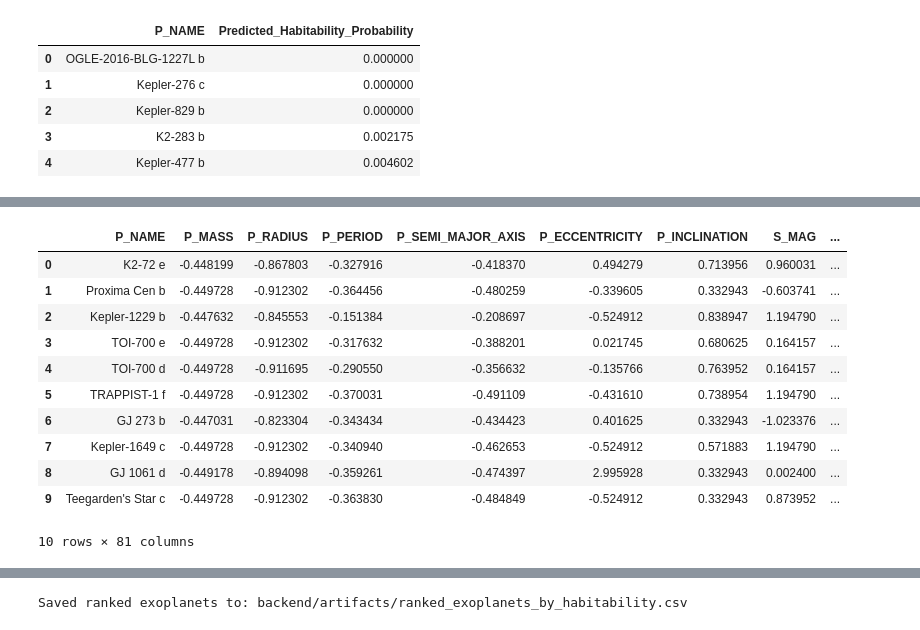
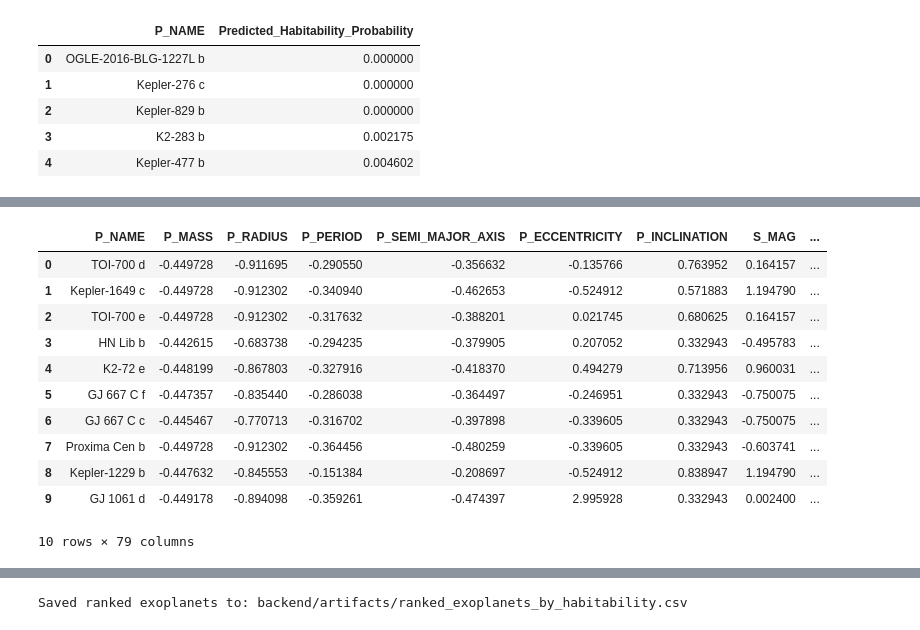
Before and after one commit to varshini-nandula/exohabitai, a Jupyter notebook: exoplanets.ipynb, the cells around one changed output, grey strips where cells are left out. Saved outputs shown, nothing was run; the diff lists cells and outputs as text; code cells hidden in the pictures.

```diff
--- a/exoplanets.ipynb
+++ b/exoplanets.ipynb
@@ -1090,25 +1090,3 @@ processed_df[["P_NAME", "Predicted_Habitability_Probability"]].head()
 | 2 | Kepler-829 b | 0.000000 |
 | 3 | K2-283 b | 0.002175 |
 | 4 | Kepler-477 b | 0.004602 |
-# %%
-# Confidence Score using Random Forest uncertainty
-
-# Convert X to NumPy array (removes feature-name mismatch warning)
-X_array = X.values
-
-# Each tree gives a probability → measure disagreement
-tree_probabilities = np.array([
-    tree.predict_proba(X_array)[:, 1]
-    for tree in best_habitability_model.estimators_
-])
-
-# Standard deviation across trees = uncertainty
-prediction_uncertainty = tree_probabilities.std(axis=0)
-
-# Convert uncertainty → confidence score (0 to 1)
-processed_df["Prediction_Confidence"] = 1 - MinMaxScaler().fit_transform(
-    prediction_uncertainty.reshape(-1, 1)
-)
-
-# Inspect confidence values
-processed_df[["P_NAME", "Prediction_Confidence"]].head()
@@ -1122,13 +1092,0 @@ processed_df[["P_NAME", "Prediction_Confidence"]].head()
-# %%
-# Final Habitability Ranking Score
-# Combines ML + physics + stellar + confidence
-
-processed_df["Final_Habitability_Rank_Score"] = (
-    0.50 * processed_df["Predicted_Habitability_Probability"] +
-    0.20 * exoplanet_df["Habitability_Score_Index"] +
-    0.15 * exoplanet_df["Stellar_Compatibility_Index"] +
-    0.15 * processed_df["Prediction_Confidence"]
-)
-
-# Check distribution
-processed_df["Final_Habitability_Rank_Score"].describe()
@@ -1145,28 +1093,28 @@ Name: Final_Habitability_Rank_Score, dtype: float64
 # %%
 # Rank exoplanets based on final score
 ranked_exoplanets = (
     processed_df
-    .sort_values(by="Final_Habitability_Rank_Score", ascending=False)
+    .sort_values(by="Predicted_Habitability_Probability", ascending=False)
     .reset_index(drop=True)
 )
 
 # Add rank column
 ranked_exoplanets["Habitability_Rank"] = ranked_exoplanets.index + 1
 
 ranked_exoplanets.head(10)
 # %% [output]
 |  | P_NAME | P_MASS | P_RADIUS | P_PERIOD | P_SEMI_MAJOR_AXIS | P_ECCENTRICITY | P_INCLINATION | S_MAG | ... |
-| 0 | K2-72 e | -0.448199 | -0.867803 | -0.327916 | -0.418370 | 0.494279 | 0.713956 | 0.960031 | ... |
-| 1 | Proxima Cen b | -0.449728 | -0.912302 | -0.364456 | -0.480259 | -0.339605 | 0.332943 | -0.603741 | ... |
-| 2 | Kepler-1229 b | -0.447632 | -0.845553 | -0.151384 | -0.208697 | -0.524912 | 0.838947 | 1.194790 | ... |
-| 3 | TOI-700 e | -0.449728 | -0.912302 | -0.317632 | -0.388201 | 0.021745 | 0.680625 | 0.164157 | ... |
-| 4 | TOI-700 d | -0.449728 | -0.911695 | -0.290550 | -0.356632 | -0.135766 | 0.763952 | 0.164157 | ... |
-| 5 | TRAPPIST-1 f | -0.449728 | -0.912302 | -0.370031 | -0.491109 | -0.431610 | 0.738954 | 1.194790 | ... |
-| 6 | GJ 273 b | -0.447031 | -0.823304 | -0.343434 | -0.434423 | 0.401625 | 0.332943 | -1.023376 | ... |
-| 7 | Kepler-1649 c | -0.449728 | -0.912302 | -0.340940 | -0.462653 | -0.524912 | 0.571883 | 1.194790 | ... |
-| 8 | GJ 1061 d | -0.449178 | -0.894098 | -0.359261 | -0.474397 | 2.995928 | 0.332943 | 0.002400 | ... |
-| 9 | Teegarden's Star c | -0.449728 | -0.912302 | -0.363830 | -0.484849 | -0.524912 | 0.332943 | 0.873952 | ... |
+| 0 | TOI-700 d | -0.449728 | -0.911695 | -0.290550 | -0.356632 | -0.135766 | 0.763952 | 0.164157 | ... |
+| 1 | Kepler-1649 c | -0.449728 | -0.912302 | -0.340940 | -0.462653 | -0.524912 | 0.571883 | 1.194790 | ... |
+| 2 | TOI-700 e | -0.449728 | -0.912302 | -0.317632 | -0.388201 | 0.021745 | 0.680625 | 0.164157 | ... |
+| 3 | HN Lib b | -0.442615 | -0.683738 | -0.294235 | -0.379905 | 0.207052 | 0.332943 | -0.495783 | ... |
+| 4 | K2-72 e | -0.448199 | -0.867803 | -0.327916 | -0.418370 | 0.494279 | 0.713956 | 0.960031 | ... |
+| 5 | GJ 667 C f | -0.447357 | -0.835440 | -0.286038 | -0.364497 | -0.246951 | 0.332943 | -0.750075 | ... |
+| 6 | GJ 667 C c | -0.445467 | -0.770713 | -0.316702 | -0.397898 | -0.339605 | 0.332943 | -0.750075 | ... |
+| 7 | Proxima Cen b | -0.449728 | -0.912302 | -0.364456 | -0.480259 | -0.339605 | 0.332943 | -0.603741 | ... |
+| 8 | Kepler-1229 b | -0.447632 | -0.845553 | -0.151384 | -0.208697 | -0.524912 | 0.838947 | 1.194790 | ... |
+| 9 | GJ 1061 d | -0.449178 | -0.894098 | -0.359261 | -0.474397 | 2.995928 | 0.332943 | 0.002400 | ... |
-10 rows × 81 columns
+10 rows × 79 columns
 # %%
 final_ranking_df = ranked_exoplanets[[
     "Habitability_Rank",
```
Also changed, not shown: parts of 4 cells of this notebook, 4 other files.
